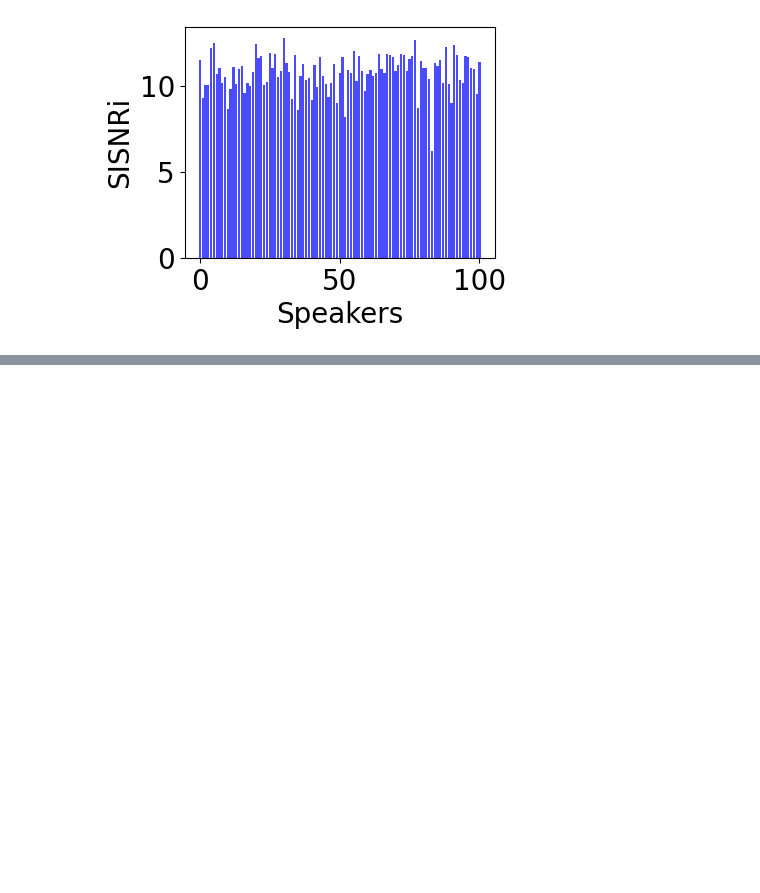
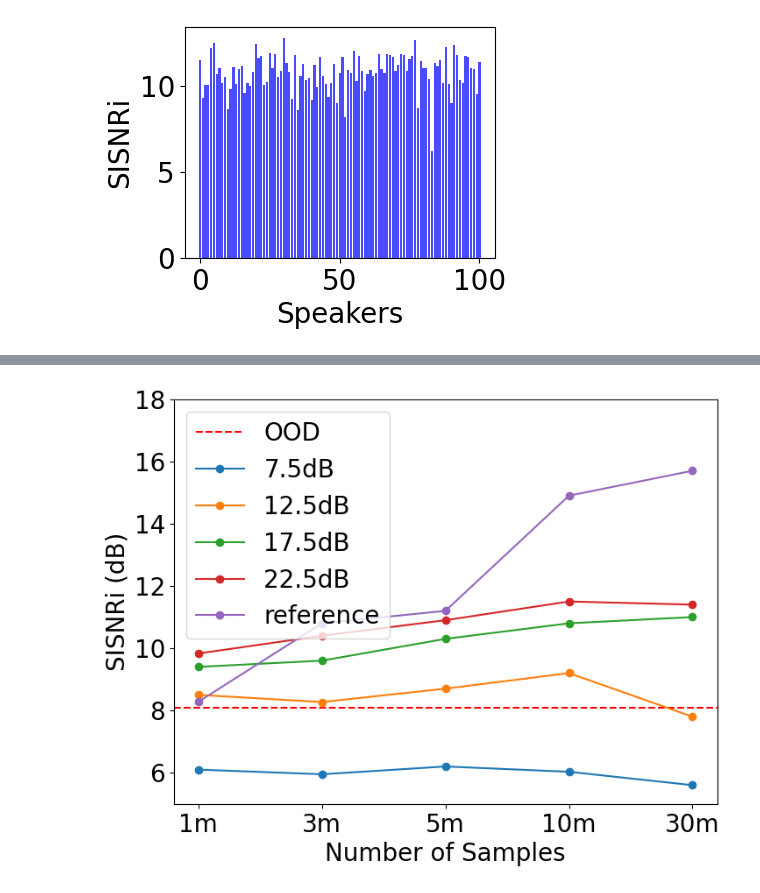
Before and after one commit to CUHK-AIoT-Sensing/Earable, a Jupyter notebook: bonevoice/resources/plot.ipynb, the cells around one changed output, grey strips where cells are left out. Saved outputs shown, nothing was run; the diff lists cells and outputs as text; code cells hidden in the pictures; blank space fills up the shorter version.

```diff
--- a/bonevoice/resources/plot.ipynb
+++ b/bonevoice/resources/plot.ipynb
@@ -39,0 +59,16 @@ plt.savefig('cross_noise_teacher_finetune.pdf', bbox_inches='tight')
+# %%
+results = {'7.5dB': [6.1, 5.95, 6.2, 6.03, 5.6], '12.5dB':[8.5, 8.27, 8.7, 9.2, 7.8], '17.5dB': [9.4, 9.6, 10.3, 10.8, 11.0],
+           '22.5dB': [9.83, 10.4, 10.9, 11.5, 11.4], 'reference': [8.28, 10.8, 11.2, 14.9, 15.7]}
+OOD = 8.1,
+fig, ax = plt.subplots(figsize=(8, 6))
+ax.axhline(y=OOD, color='red', linestyle='--', label='OOD')
+num_samples = ['1m', '3m', '5m', '10m', '30m']
+for i, (key, values) in enumerate(results.items()):
+    ax.plot(num_samples, values, marker='o', linestyle='-', label=key)
+ax.set_ylabel('SISNRi (dB)')
+ax.set_xlabel('Number of Samples')
+ax.set_ylim(5, 18)
+plt.legend(loc='best')
+plt.savefig(f'continual_learning.pdf', bbox_inches='tight')
+# %% [output]
+[figure, added]
```
Also changed, not shown: parts of 7 cells of this notebook, 19 other files.
